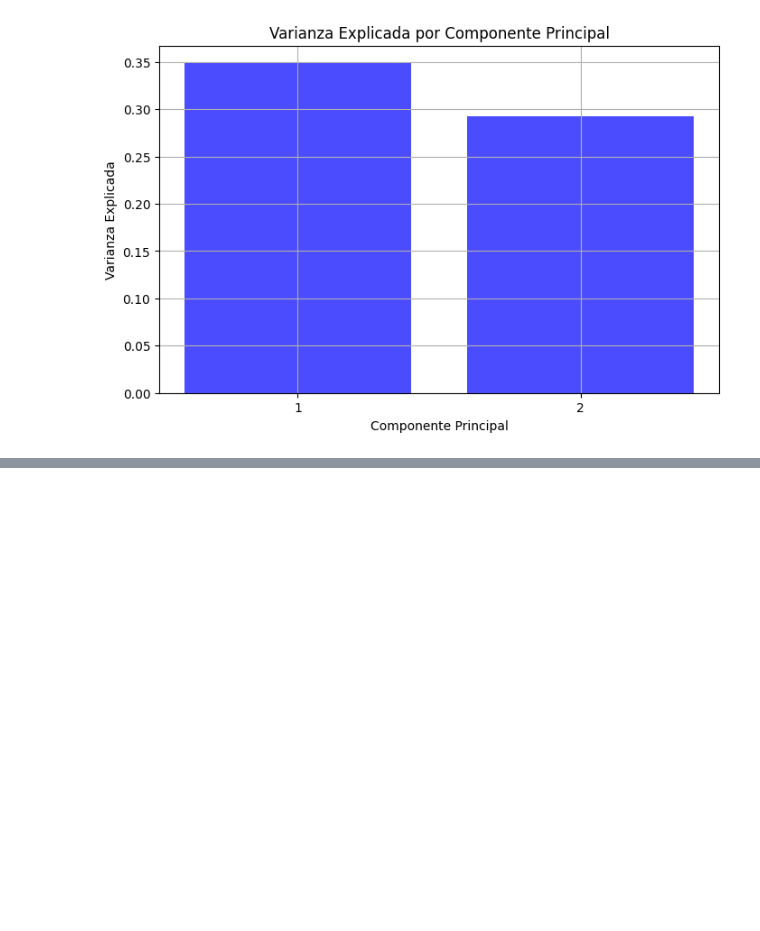
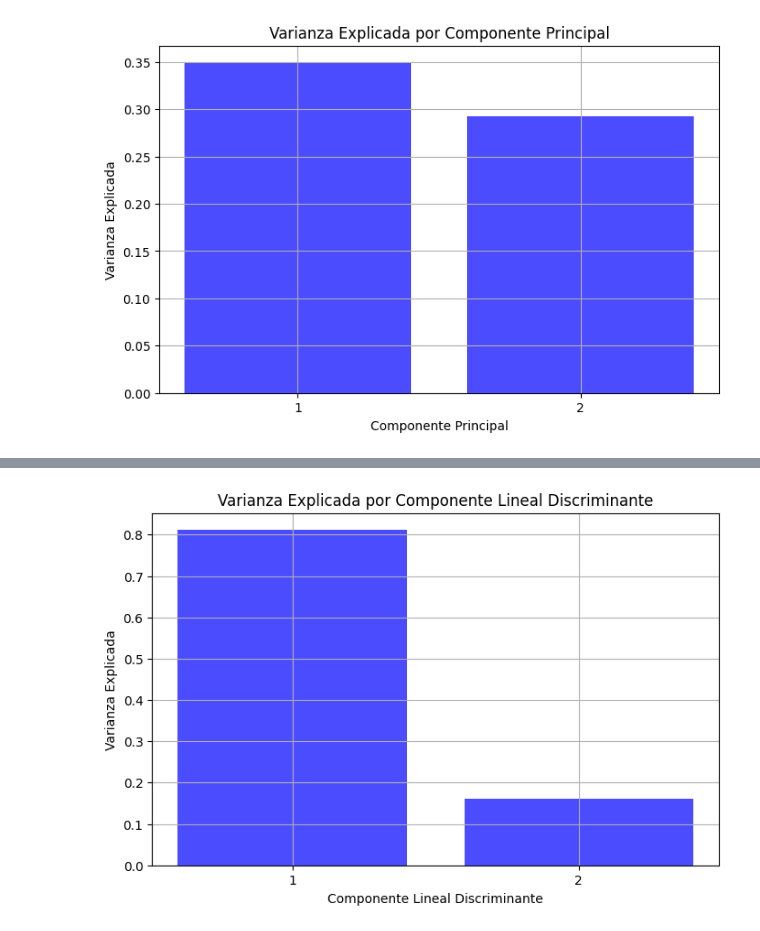
Before and after one commit to SantiagoCasado/CEIA_Analisis_Datos, a Jupyter notebook: add_tp1.ipynb, the cells around one changed output, grey strips where cells are left out. Cells and saved outputs as stored; diff of their text form; code cells hidden in the pictures; blank space fills up the shorter version.

```diff
--- a/add_tp1.ipynb
+++ b/add_tp1.ipynb
@@ -1817,0 +1845,12 @@ plt.show()
+# %%
+# Visualizar la varianza explicada por cada componente del LDA
+plt.figure(figsize=(8, 5))
+plt.bar(range(1, len(lda.explained_variance_ratio_) + 1), lda.explained_variance_ratio_, alpha=0.7, color='blue')
+plt.xlabel('Componente Lineal Discriminante')
+plt.ylabel('Varianza Explicada')
+plt.title('Varianza Explicada por Componente Lineal Discriminante')
+plt.xticks(range(1, len(lda.explained_variance_ratio_) + 1))
+plt.grid()
+plt.show()
+# %% [output]
+[figure, added]
```
Also changed, not shown: parts of 10 cells of this notebook, 1 other file.
